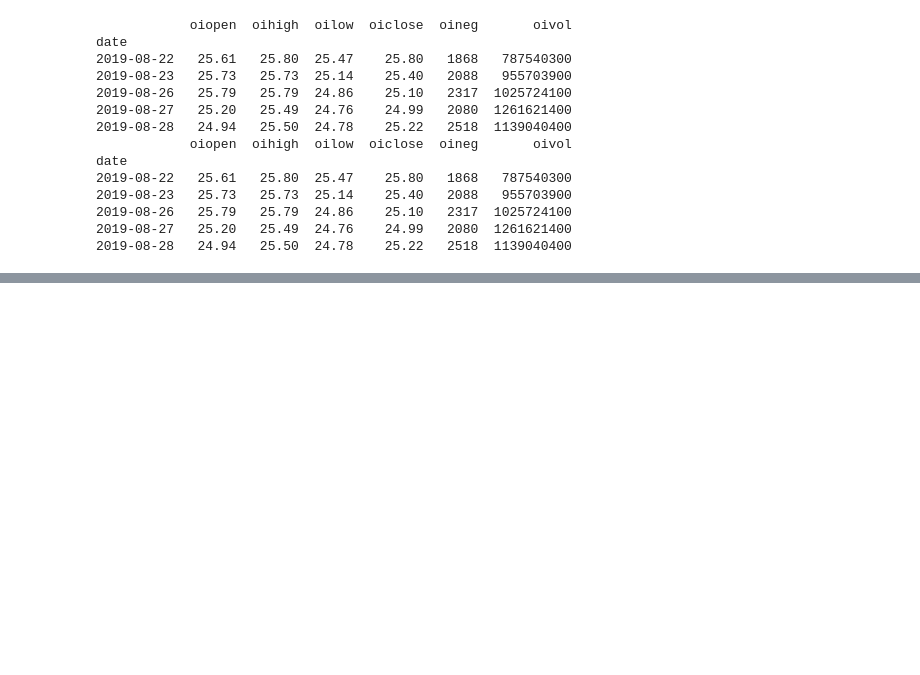
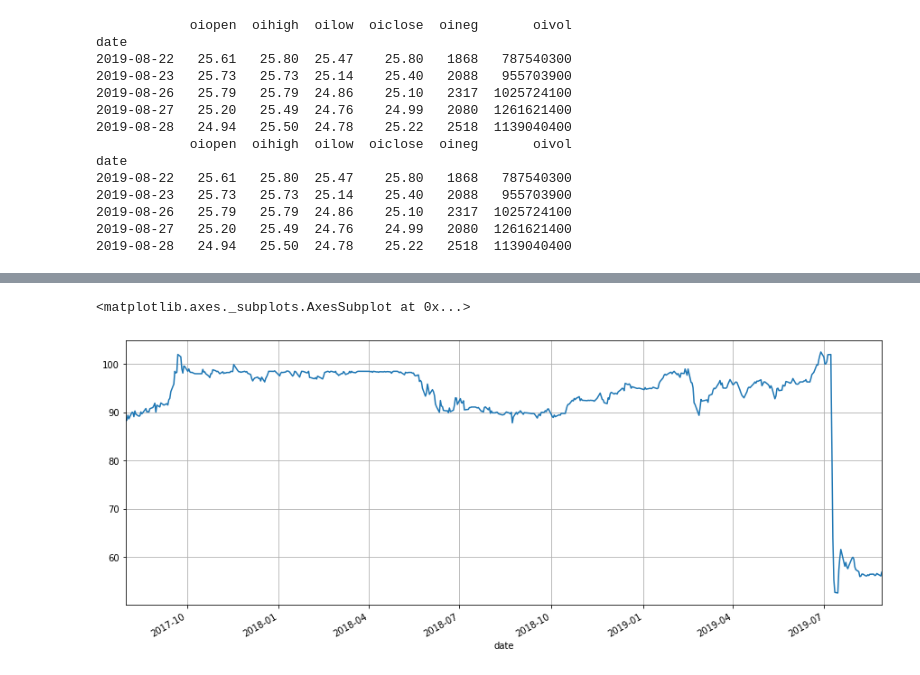
Before and after one commit to raphabraccialli/OpenFinanceLab, a Jupyter notebook: monthly_fii/monthly_fiis.ipynb, the cells around one changed output, grey strips where cells are left out. Drawn from its saved outputs; the diff is of its cells as text; code cells hidden in the pictures; blank space fills up the shorter version.

```diff
--- a/monthly_fii/monthly_fiis.ipynb
+++ b/monthly_fii/monthly_fiis.ipynb
@@ -176,0 +209,6 @@ fiis['close_FEXC11.sa'].plot()
+# %%
+#[['close_BRCR11.sa', 10.0], ['close_CTXT11.sa', 17.0], ['close_XPCM11.sa', 11.0], ['close_BPFF11.sa', 11.0], ['close_BBFI11B.sa', 0.0]]
+fiis['close_XPCM11.sa'].plot(figsize=(15,6), grid='on')
+# %% [output]
+<matplotlib.axes._subplots.AxesSubplot at 0x...>
+[figure, added]
```
Also changed, not shown: parts of 7 cells of this notebook.
